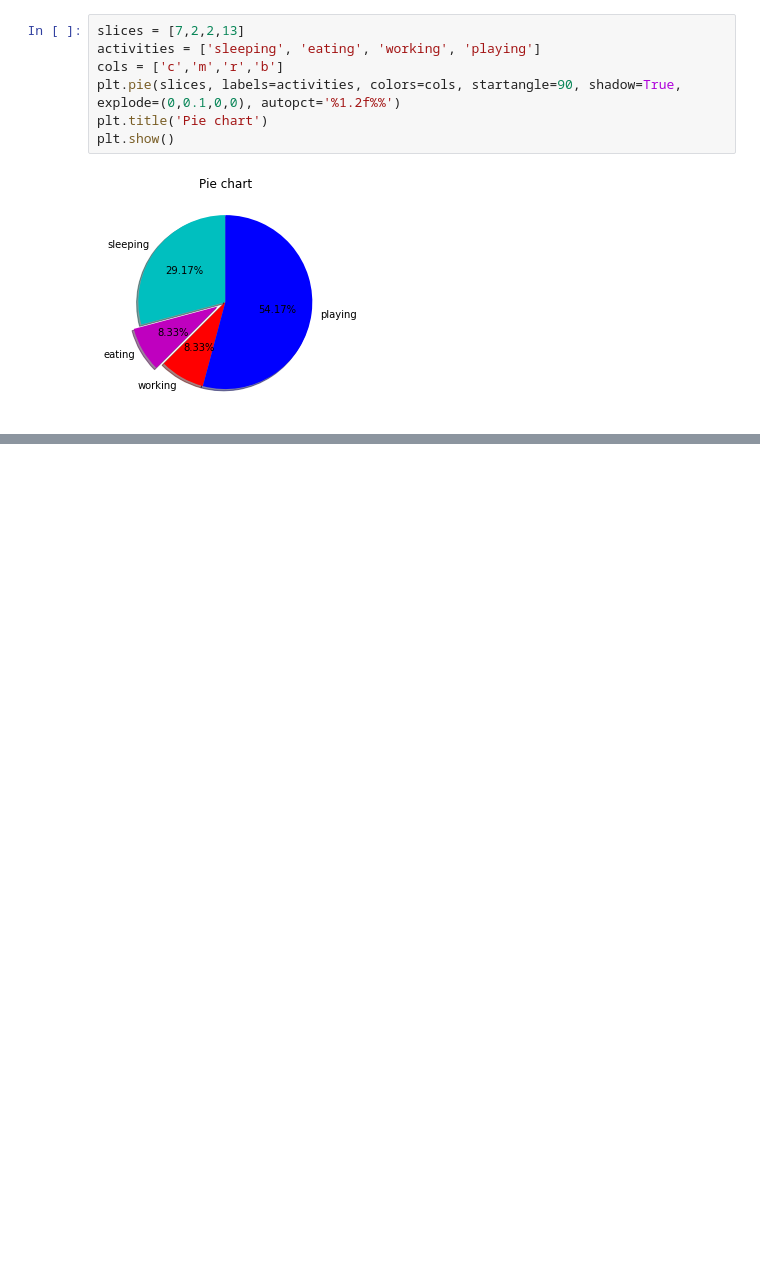
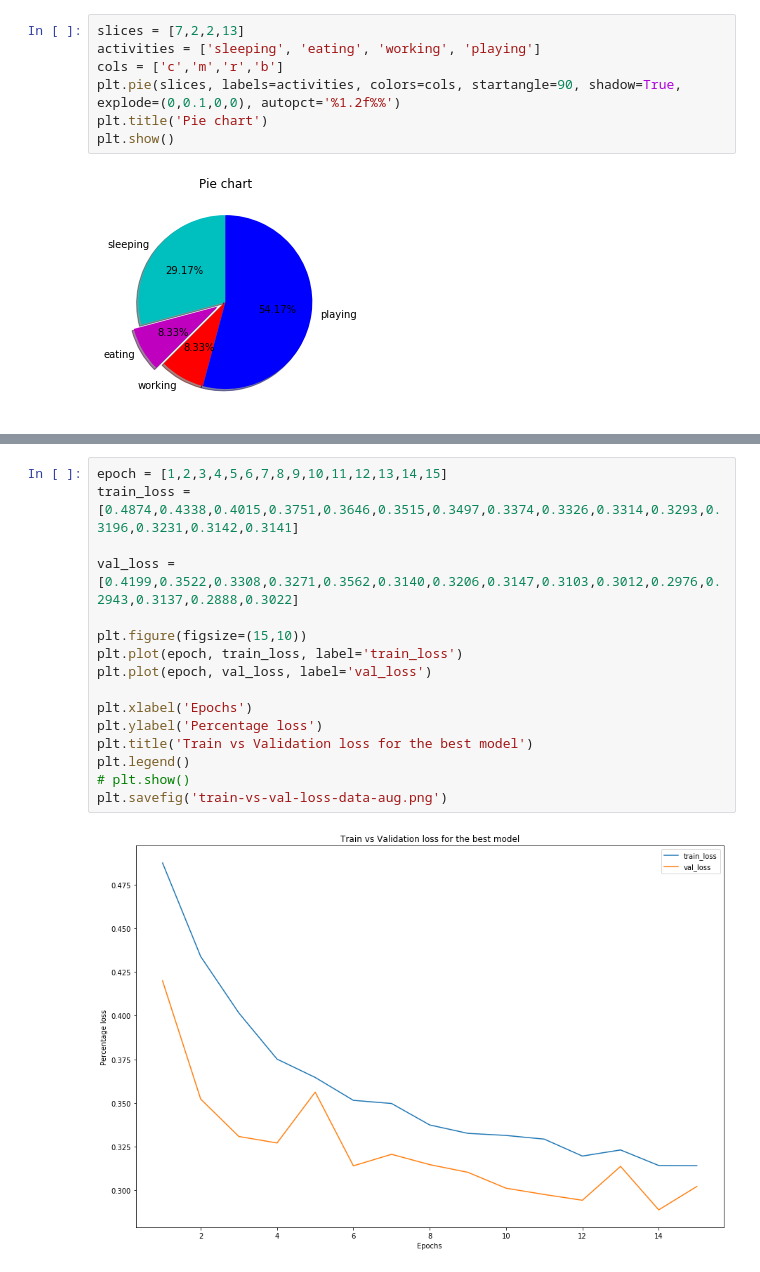
Before and after one commit to shrinidhi99/data-analysis-tutorial, a Jupyter notebook: Data Visualization/dv 1.ipynb, the cells around one changed output, grey strips where cells are left out. Cells and saved outputs as stored; diff of their text form; blank space fills up the shorter version.

```diff
--- a/Data Visualization/dv 1.ipynb
+++ b/Data Visualization/dv 1.ipynb
@@ -101,0 +183,18 @@ plt.show()
+# %%
+epoch = [1,2,3,4,5,6,7,8,9,10,11,12,13,14,15]
+train_loss = [0.4874,0.4338,0.4015,0.3751,0.3646,0.3515,0.3497,0.3374,0.3326,0.3314,0.3293,0.3196,0.3231,0.3142,0.3141]
+
+val_loss = [0.4199,0.3522,0.3308,0.3271,0.3562,0.3140,0.3206,0.3147,0.3103,0.3012,0.2976,0.2943,0.3137,0.2888,0.3022]
+
+plt.figure(figsize=(15,10))
+plt.plot(epoch, train_loss, label='train_loss')
+plt.plot(epoch, val_loss, label='val_loss')
+
+plt.xlabel('Epochs')
+plt.ylabel('Percentage loss')
+plt.title('Train vs Validation loss for the best model')
+plt.legend()
+# plt.show()
+plt.savefig('train-vs-val-loss-data-aug.png')
+# %% [output]
+[figure, added]
```
Also changed, not shown: parts of 5 cells of this notebook, 7 other files.
